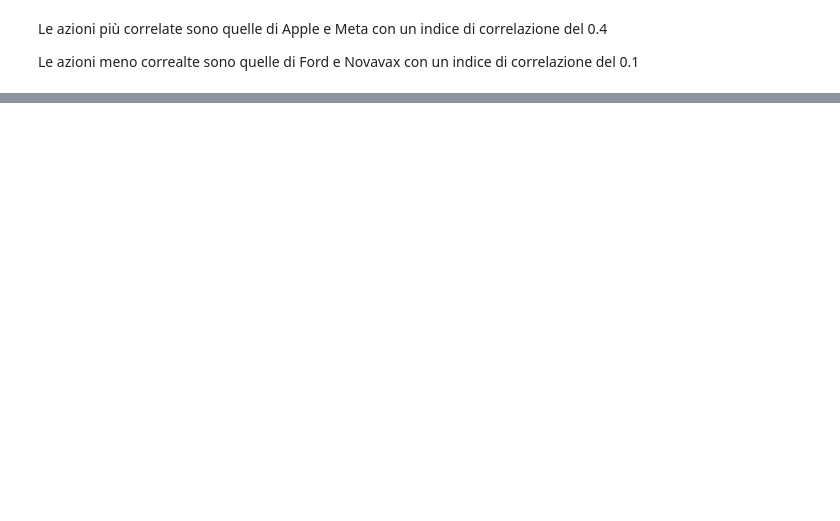
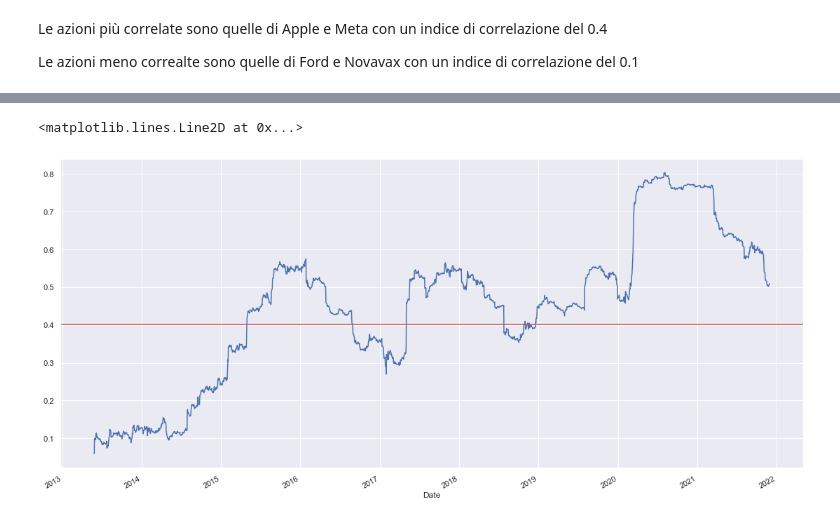
Before and after one commit to Simonotos/BusinessProject, a Jupyter notebook: BusinessProject.ipynb, the cells around one changed output, grey strips where cells are left out. Cells and saved outputs as stored; diff of their text form; code cells hidden in the pictures; blank space fills up the shorter version.

```diff
--- a/BusinessProject.ipynb
+++ b/BusinessProject.ipynb
@@ -1373,0 +1381,13 @@ Le azioni meno correalte sono quelle di Ford e Novavax con un indice di correlaz
+# %%
+#Meta Apple
+data_df = yf.download('FB AAPL', start='2011-11-30', end='2021-11-30')
+data_df_monthly = data_df.groupby(pd.Grouper(freq='M')).mean()
+
+data_df = data_df['Adj Close']
+returns = data_df.pct_change()
+returns = returns.dropna()
+
+data_df_monthly = data_df_monthly['Adj Close']
+returns_monthly = data_df_monthly.pct_change()
+returns_monthly = returns_monthly.dropna()
+returns_monthly.loc['2020-01-01':'2021-01-01']
@@ -1373,0 +1410,6 @@ Le azioni meno correalte sono quelle di Ford e Novavax con un indice di correlaz
+# %%
+ax = returns['AAPL'].rolling(255).corr(returns['FB']).plot(figsize=(19,9))
+ax.axhline(returns.corr().iloc[0,1], c='r')
+# %% [output]
+<matplotlib.lines.Line2D at 0x...>
+[figure, added]
```
Also changed, not shown: parts of 32 cells of this notebook, 1 other file.
